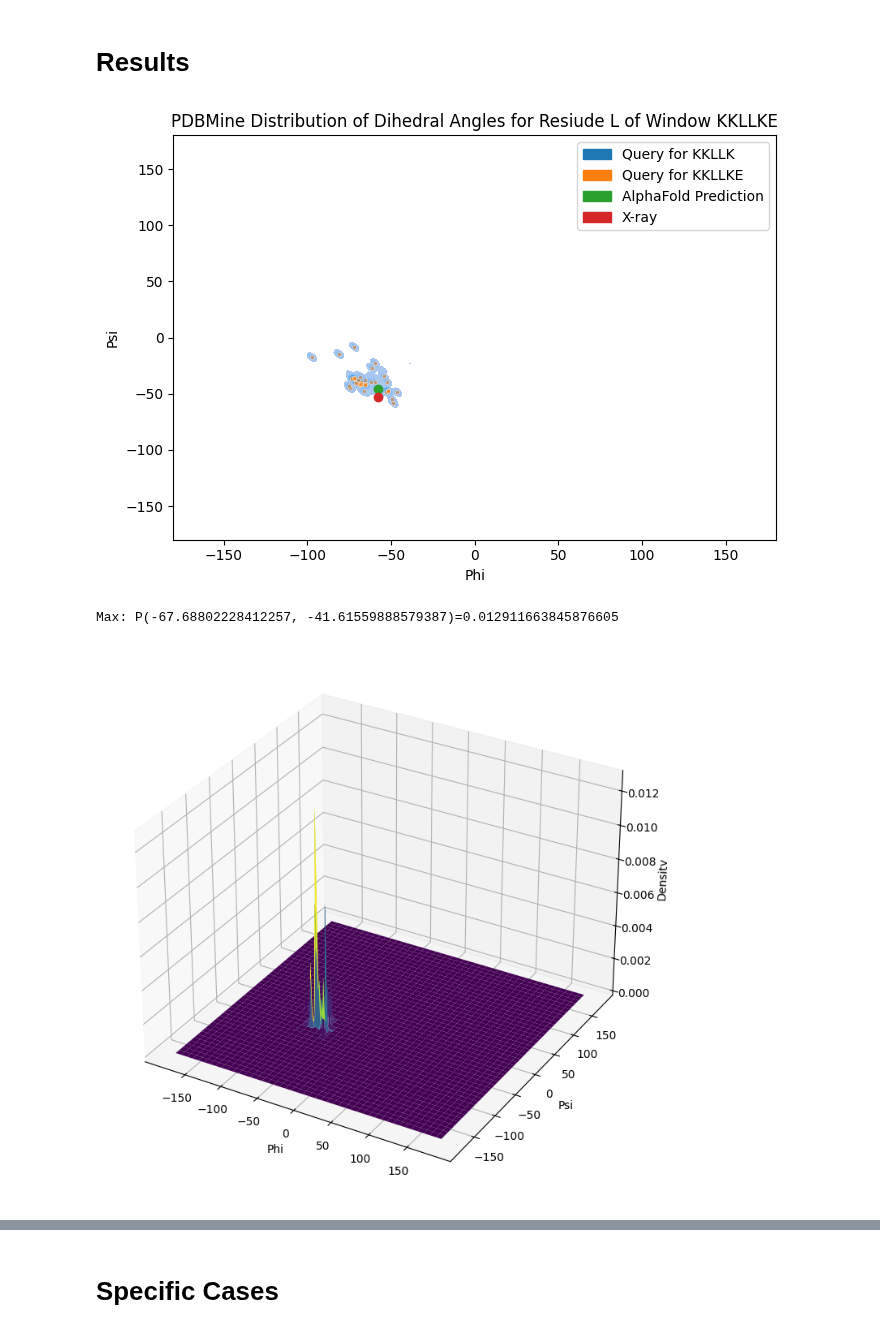
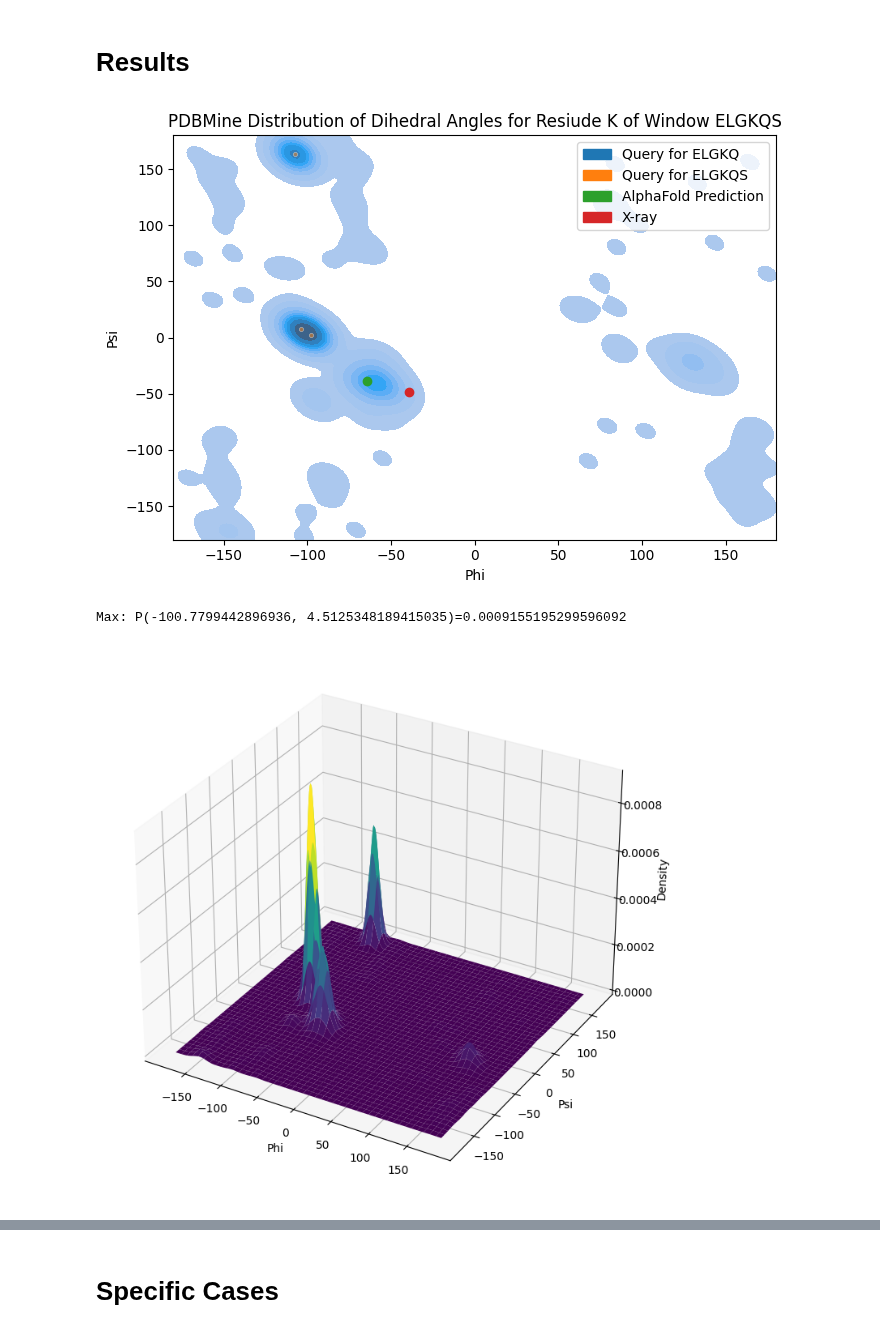
Before and after one commit to Musa-Azeem/protein-dihedral-visualization, a Jupyter notebook: multi-window.ipynb, the cells around one changed output, grey strips where cells are left out. Cells and saved outputs as stored; diff of their text form; code cells hidden in the pictures.

```diff
--- a/multi-window.ipynb
+++ b/multi-window.ipynb
@@ -343,34 +344,34 @@ def plot_one_dist_3d(seq, pred_id, pred_name=None, bw_method=None):
     pred_name = pred_name or pred_id
     phi_psi_dist = phi_psi_mined[phi_psi_mined.seq == inner_seq].copy()
     phi_psi_ctxt_dist = phi_psi_mined_ctxt[phi_psi_mined_ctxt.seq == seq].copy()
 
     phi_psi_dist['weight'] = kdews[0]
     phi_psi_ctxt_dist['weight'] = kdews[1]
     phi_psi_dist = pd.concat([phi_psi_dist, phi_psi_ctxt_dist])
 
     x = phi_psi_dist[['phi','psi']].values.T
     weights = phi_psi_dist['weight'].values
     kde = gaussian_kde(x, weights=weights, bw_method=bw_method)
 
     x_grid, y_grid = np.meshgrid(np.linspace(-180, 180, 360), np.linspace(-180, 180, 360))
     grid = np.vstack([x_grid.ravel(), y_grid.ravel()])
     z = kde(grid).reshape(x_grid.shape)
     print(f'Max: P({grid[0,z.argmax()]}, {grid[1,z.argmax()]})={z.max()}')
 
     fig = plt.figure(figsize=(7,7))
     ax = fig.add_subplot(111, projection='3d')
     ax.plot_surface(x_grid, y_grid, z, cmap='viridis')
     ax.set_xlabel('Phi')
     ax.set_ylabel('Psi')
     ax.set_zlabel('Density')
     plt.tight_layout()
     plt.show()
 
-seq = overlapping_seqs[5]
+seq = 'ELGKQS'#overlapping_seqs[9]
 bw_method = 0.1
 plot_one_dist(seq, alphafold_id, 'AlphaFold', axlims=((-180, 180), (-180, 180)), bw_method=bw_method)
 plot_one_dist_3d(seq, alphafold_id, 'AlphaFold', bw_method=bw_method)
 # %% [output]
-[figure, old version]
+[figure, new version]
-Max: P(-67.68802228412257, -41.61559888579387)=0.012911663845876605
+Max: P(-100.7799442896936, 4.5125348189415035)=0.0009155195299596092
-[figure, old version]
+[figure, new version]
```
Also changed, not shown: parts of 14 cells of this notebook, 2 other files.
